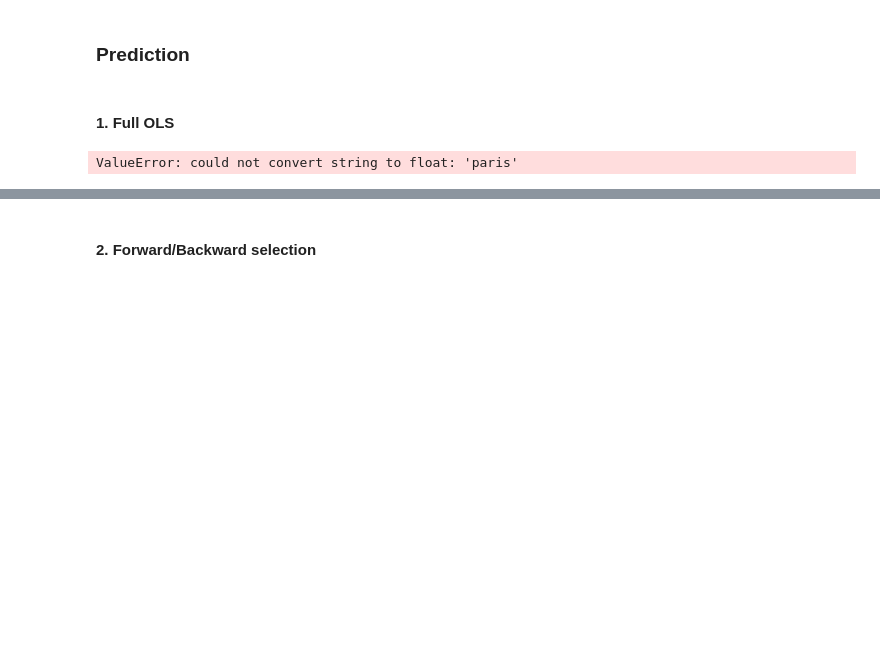
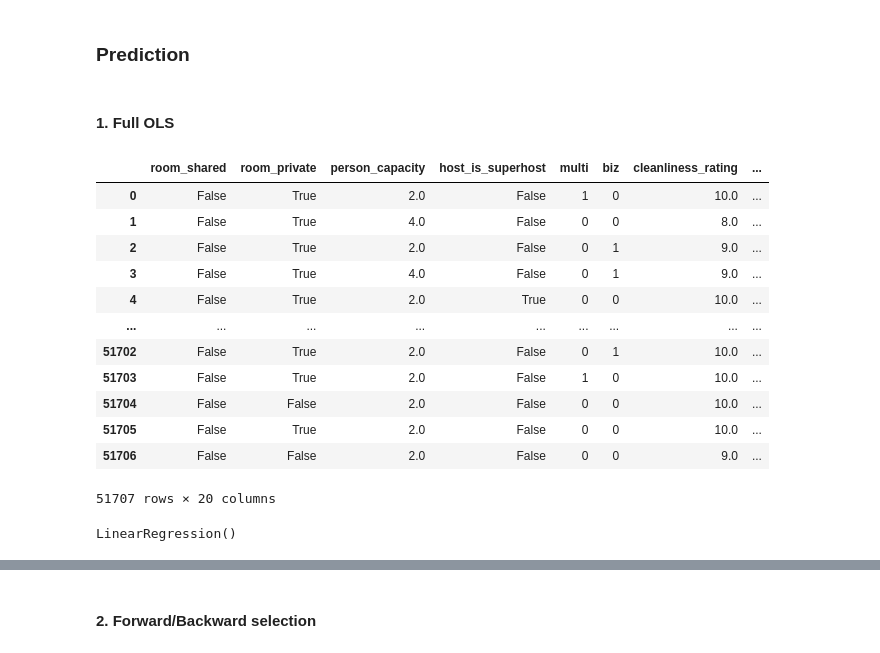
Before and after one commit to Hrithik0015/ECON323_Project, a Jupyter notebook: Project_Report.ipynb, the cells around one changed output, grey strips where cells are left out. Saved outputs shown, nothing was run; the diff lists cells and outputs as text; code cells hidden in the pictures; blank space fills up the shorter version.

```diff
--- a/Project_Report.ipynb
+++ b/Project_Report.ipynb
@@ -186,12 +186,29 @@ sns.displot(np.log(df['realSum']), color = 'r')
 # %% [markdown]
 #### 1. Full OLS
 # %%
-x = df.drop(["Coordinates", "realSum", "city", "time", "bedrooms", "room_type"], axis=1)
-y = np.log(df["realSum"])
+x = df.drop(["Coordinates", "realSum", "city"], axis=1)
+X = pd.get_dummies(data=x, drop_first=True)
+X
+Y = np.log(df["realSum"])
 
 
+X
 
-x_train, x_test, y_train, y_test = model_selection.train_test_split(x, y, test_size=0.25)
+# x_train, x_test, y_train, y_test = model_selection.train_test_split(x, y, test_size=0.25)
+# %% [output]
+|  | room_shared | room_private | person_capacity | host_is_superhost | multi | biz | cleanliness_rating | ... |
+| 0 | False | True | 2.0 | False | 1 | 0 | 10.0 | ... |
+| 1 | False | True | 4.0 | False | 0 | 0 | 8.0 | ... |
+| 2 | False | True | 2.0 | False | 0 | 1 | 9.0 | ... |
+| 3 | False | True | 4.0 | False | 0 | 1 | 9.0 | ... |
+| 4 | False | True | 2.0 | True | 0 | 0 | 10.0 | ... |
+| ... | ... | ... | ... | ... | ... | ... | ... | ... |
+| 51702 | False | True | 2.0 | False | 0 | 1 | 10.0 | ... |
+| 51703 | False | True | 2.0 | False | 1 | 0 | 10.0 | ... |
+| 51704 | False | False | 2.0 | False | 0 | 0 | 10.0 | ... |
+| 51705 | False | True | 2.0 | False | 0 | 0 | 10.0 | ... |
+| 51706 | False | False | 2.0 | False | 0 | 0 | 9.0 | ... |
+51707 rows × 20 columns
 # %%
 airbnb_OLS = linear_model.LinearRegression()
 
@@ -200,6 +217,6 @@ airbnb_OLS.fit(x_train, y_train)
 
 # # print(f"Fit model: log(price) = {beta_0:.4f} + {beta_1:.4f} sqft_living")
 # %% [output]
-ValueError: could not convert string to float: 'paris'
+LinearRegression()
 # %%
 x_train.dtypes
```
Also changed, not shown: parts of 3 cells of this notebook.
